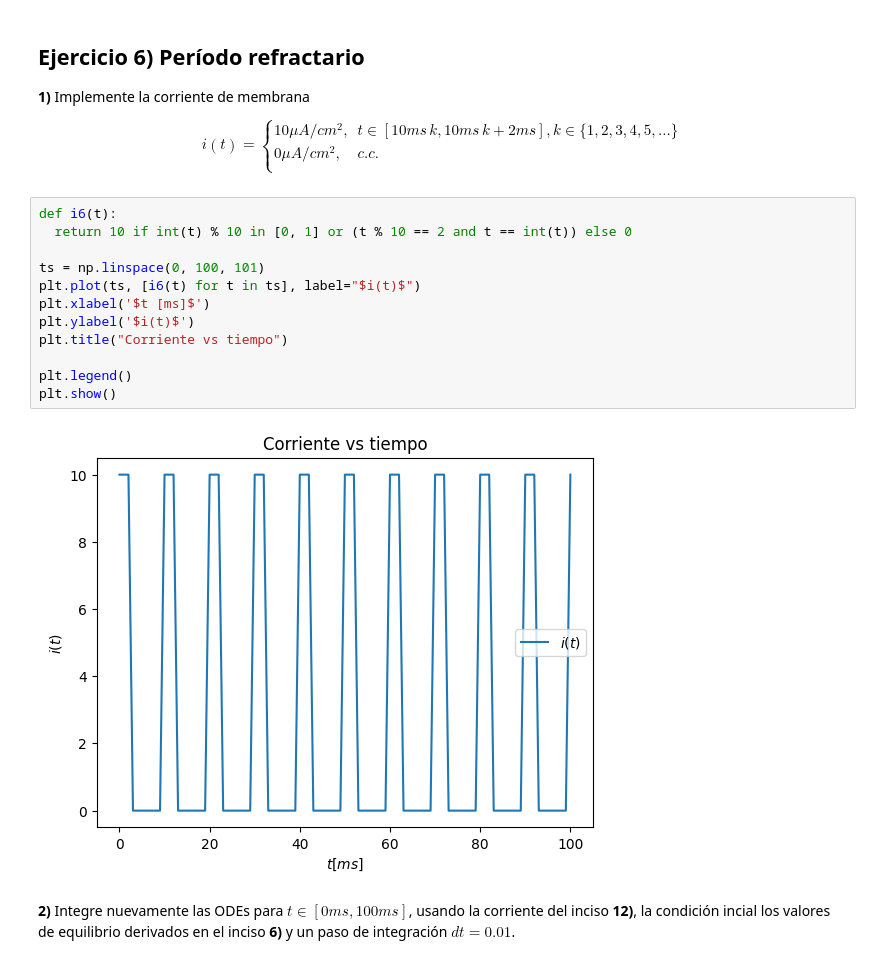
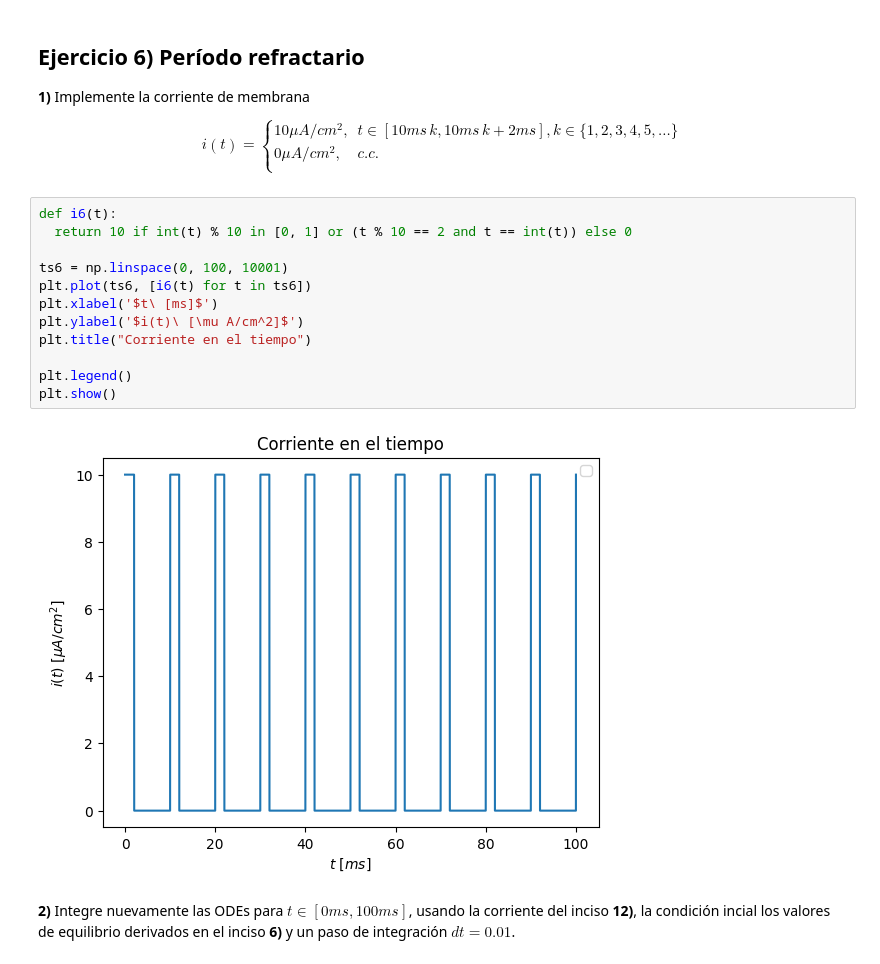
Before and after one commit to basbenja/RedesNeuronales-TrabajosPracticos, a Jupyter notebook: TP1/TrabajoPractico1.ipynb, the cells around one changed output. Drawn from its saved outputs; the diff is of its cells as text.

```diff
--- a/TP1/TrabajoPractico1.ipynb
+++ b/TP1/TrabajoPractico1.ipynb
@@ -718,17 +718,17 @@ $$
 # %%
 def i6(t):
   return 10 if int(t) % 10 in [0, 1] or (t % 10 == 2 and t == int(t)) else 0
 
-ts = np.linspace(0, 100, 101)
-plt.plot(ts, [i6(t) for t in ts], label="$i(t)$")
-plt.xlabel('$t [ms]$')
-plt.ylabel('$i(t)$')
-plt.title("Corriente vs tiempo")
+ts6 = np.linspace(0, 100, 10001)
+plt.plot(ts6, [i6(t) for t in ts6])
+plt.xlabel('$t\ [ms]$')
+plt.ylabel('$i(t)\ [\mu A/cm^2]$')
+plt.title("Corriente en el tiempo")
 
 plt.legend()
 plt.show()
 # %% [output]
-[figure, old version]
+[figure, new version]
 # %% [markdown]
 **2)** Integre nuevamente las ODEs para $t\in[0ms,100ms]$, usando la corriente del inciso **12)**, la condición incial los valores de equilibrio derivados en el inciso **6)** y un paso de integración $dt=0.01$.
 # %%
```
Also changed, not shown: parts of 8 cells of this notebook.
